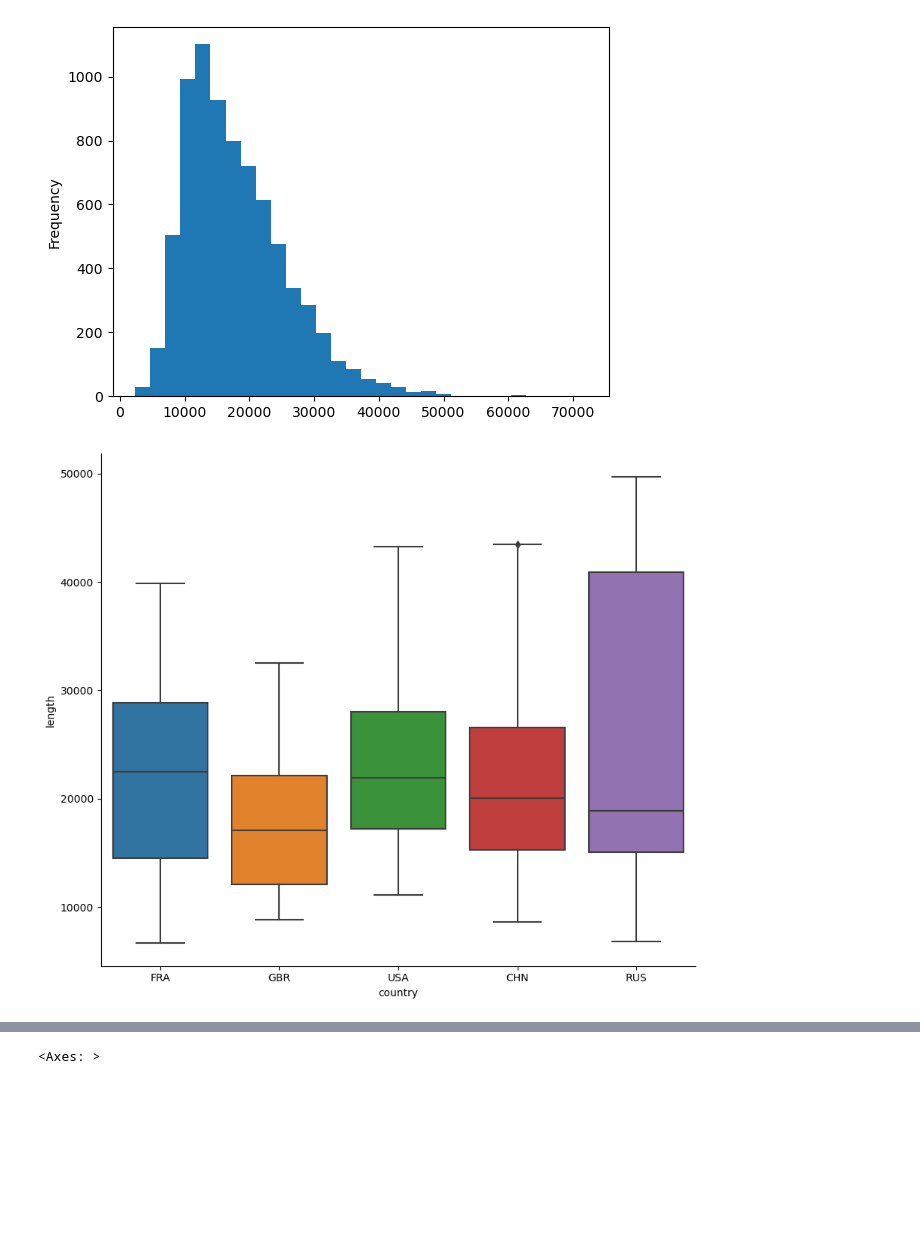
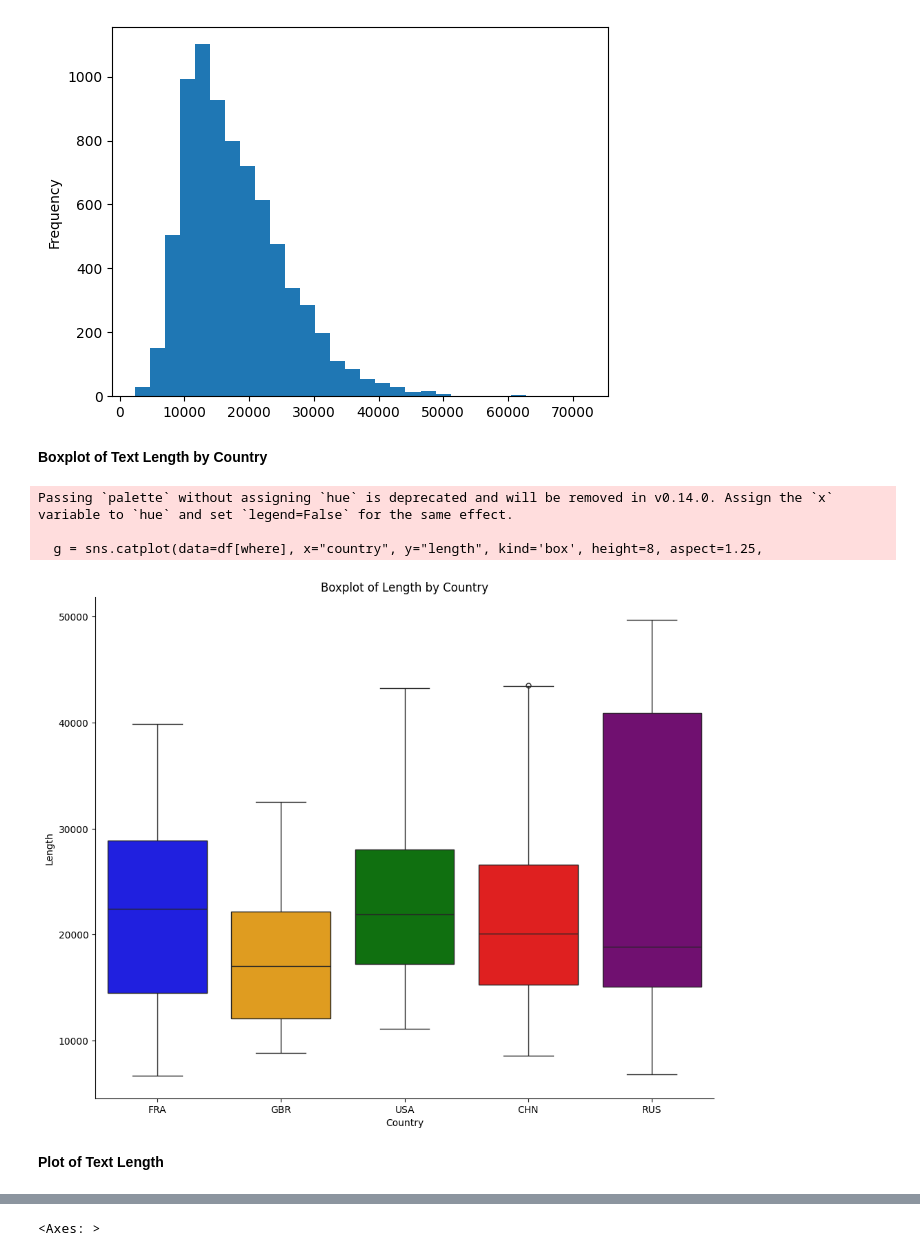
Before and after one commit to KeerthiR02/TextBasedAnalysis, a Jupyter notebook: Classwork-2.ipynb, the cells around one changed output, grey strips where cells are left out. Cells and saved outputs as stored; diff of their text form; code cells hidden in the pictures; blank space fills up the shorter version.

```diff
--- a/Classwork-2.ipynb
+++ b/Classwork-2.ipynb
@@ -1,7 +1,7 @@
 # %%
 import pandas as pa
 # %%
-df = pa.read_csv("C:\Users\keert\Downloads\un-general-debates-blueprint.csv")
+df = pa.read_csv("C:\\Users\\keert\\Downloads\\un-general-debates-blueprint.csv")
 # %% [markdown]
 ## Let’s start with an overview:
 # %%
@@ -132,13 +144,39 @@ df['length'].plot(kind='hist', bins=30)
 # %% [output]
 <Axes: ylabel='Frequency'>
 [figure]
+# %% [markdown]
+**Boxplot of Text Length by Country**
 # %%
 import seaborn as sns
+import matplotlib.pyplot as plt
+
+# Example data filtering condition
 where = df['country'].isin(['USA', 'FRA', 'GBR', 'CHN', 'RUS'])
-g = sns.catplot(data=df[where], x="country", y="length", kind='box')
-g.fig.set_size_inches(10, 8) ###
+
+# Define colors for each country (you can customize or use a palette)
+country_colors = {'USA': 'blue', 'FRA': 'orange', 'GBR': 'green', 'CHN': 'red', 'RUS': 'purple'}
+
+# Create the seaborn catplot with custom colors
+g = sns.catplot(data=df[where], x="country", y="length", kind='box', height=8, aspect=1.25,
+                palette=country_colors.values())  # Use custom colors or a palette
+
+# Adjust figure size
+g.fig.set_size_inches(10, 8)
+
+# Set plot labels and title (optional)
+plt.xlabel("Country")
+plt.ylabel("Length")
+plt.title("Boxplot of Length by Country")
+
+# Show the plot
+plt.show()
 # %% [output]
+Passing `palette` without assigning `hue` is deprecated and will be removed in v0.14.0. Assign the `x` variable to `hue` and set `legend=False` for the same effect.
+
+  g = sns.catplot(data=df[where], x="country", y="length", kind='box', height=8, aspect=1.25,
-[figure, old version]
+[figure, new version]
+# %% [markdown]
+**Plot of Text Length**
 # %%
 df['length'].plot()
 # %% [output]
```
Also changed, not shown: parts of 18 cells of this notebook.
